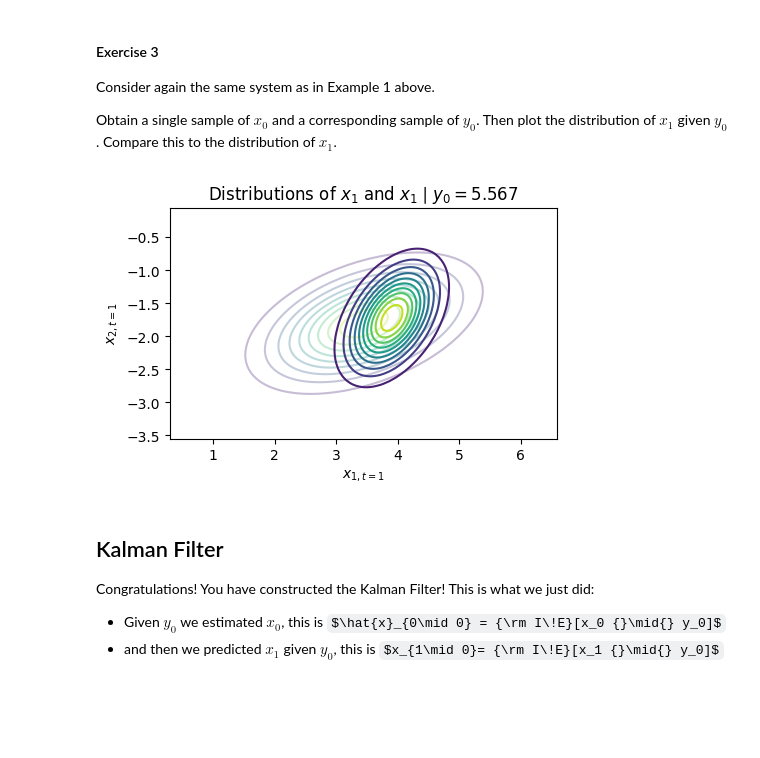
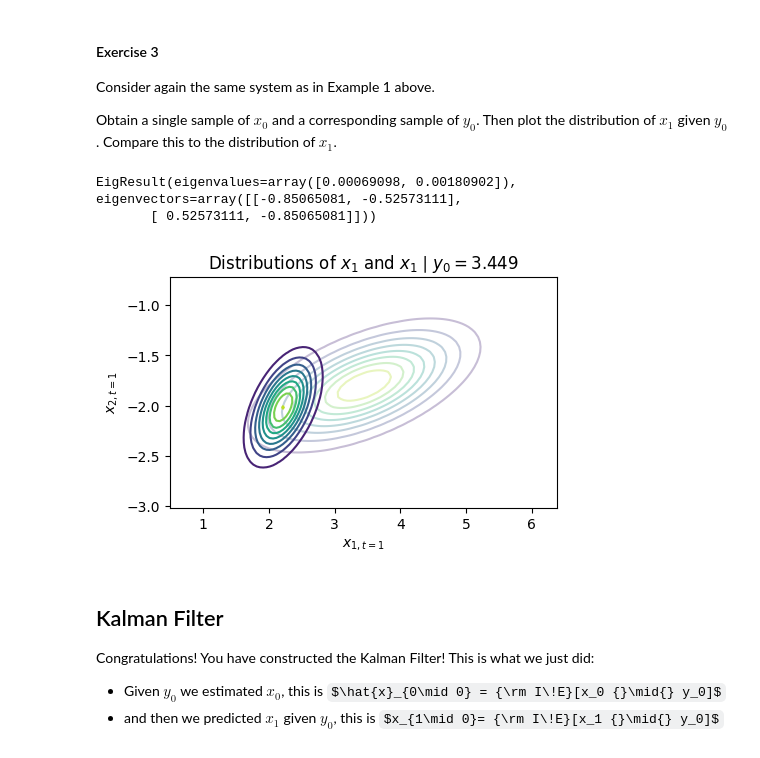
Before and after one commit to alphaville/EstimationTheoryNotebooks, a Jupyter notebook: 2_kalman/2_kalman_basic.ipynb, the cells around one changed output. Cells and saved outputs as stored; diff of their text form; code cells hidden in the pictures; some formulas as TeX source; blank space fills up the shorter version.

```diff
--- a/2_kalman/2_kalman_basic.ipynb
+++ b/2_kalman/2_kalman_basic.ipynb
@@ -142,7 +142,7 @@ x0_samples = np.random.multivariate_normal(x0_mean, x0_var, N)
 
 # Generate corresponding samples of y0 = C*x0 + v0
 C = np.array([[1, 0]])
-R = 0.1
+R = 0.01
 y0_samples = np.zeros((N, 1)) # allocate memory
 for i in range(N):
     vi = np.random.normal(0, np.sqrt(R), 1)
@@ -299,31 +300,39 @@ Consider again the same system as in Example 1 above.
 Obtain a single sample of $x_0$ and a corresponding sample of $y_0$. Then plot the distribution of $x_1$ given $y_0$. Compare this to the distribution of $x_1$.
 # %%
 A = np.array([[0.75, 0.3], [-0.2, 0.8]])
-Q = np.array([[0.1, 0.05], [0.05, 0.15]])
+Q = 0.01 * np.array([[0.1, 0.05],
+              [0.05, 0.15]])
+
+# A matrix Q is said to be positive semidefinite if for every vector x
+# x' Q x ≥ 0, and Q is said to be positive definite if it is positive
+# semidefinite and x' Q x = 0 implies x = 0
+print(np.linalg.eig(Q))
 
 # Here we sample x0 and y0
 x0_sample = np.random.multivariate_normal(x0_mean, x0_var, 1).T # sample of x0
 v0_sample = np.random.normal(0, np.sqrt(R), 1)
 y0_sample = C @ x0_sample + v0_sample
 
 # This is the conditional expectation of x0 given the measurement of y0
 x0_given_y0 = cond_exp_x0_given_y0(y0_sample[0])
 
 # We now predict x1 given y0
 x1_given_y0_mean = A @ x0_given_y0 # cond. exp. of x1 given y0
 x1_given_y0_var = A @ x0_given_y0_var @ A.T + Q # cond. variance of x1 given y0
 
 x1_mean = A @ x0_mean # unconditional expactation of x1 (see 1_gauss_markov.ipynb)
 x1_var = A @ x0_var @ A.T + Q # unconditional variance of x1 (see 1_gauss_markov.ipynb)
 
 plt.figure(figsize=(5, 3))
 plot_2d_normal_pdf(x1_mean, x1_var, alpha=0.3) # unconditional
 plot_2d_normal_pdf(x1_given_y0_mean, x1_given_y0_var) # conditional (given y0)
 plt.title(f'Distributions of $x_1$ and $x_1 \\mid y_0={y0_sample[0,0]:.3f}$')
 plt.xlabel('$x_{1, t=1}$'); plt.ylabel('$x_{2, t=1}$')
 plt.show()
 # %% [output]
+EigResult(eigenvalues=array([0.00069098, 0.00180902]), eigenvectors=array([[-0.85065081, -0.52573111],
+       [ 0.52573111, -0.85065081]]))
-[figure, old version]
+[figure, new version]
 # %% [markdown]
  ## Kalman Filter
 
```
Also changed, not shown: parts of 4 cells of this notebook, 6 other files.
